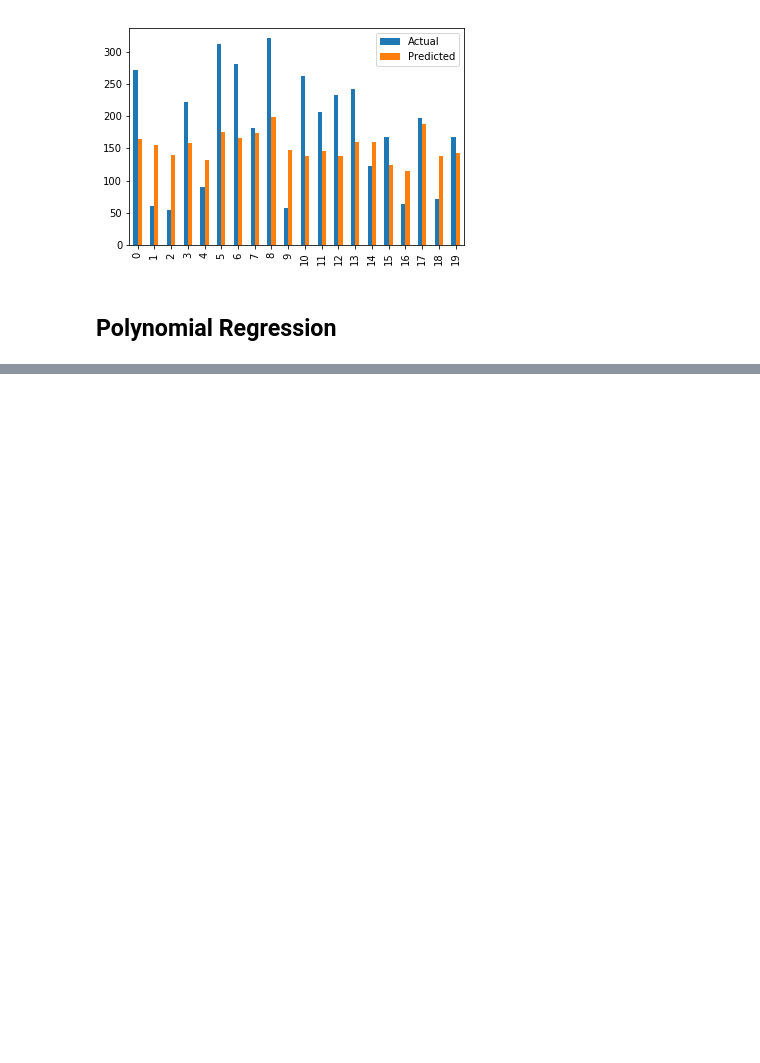
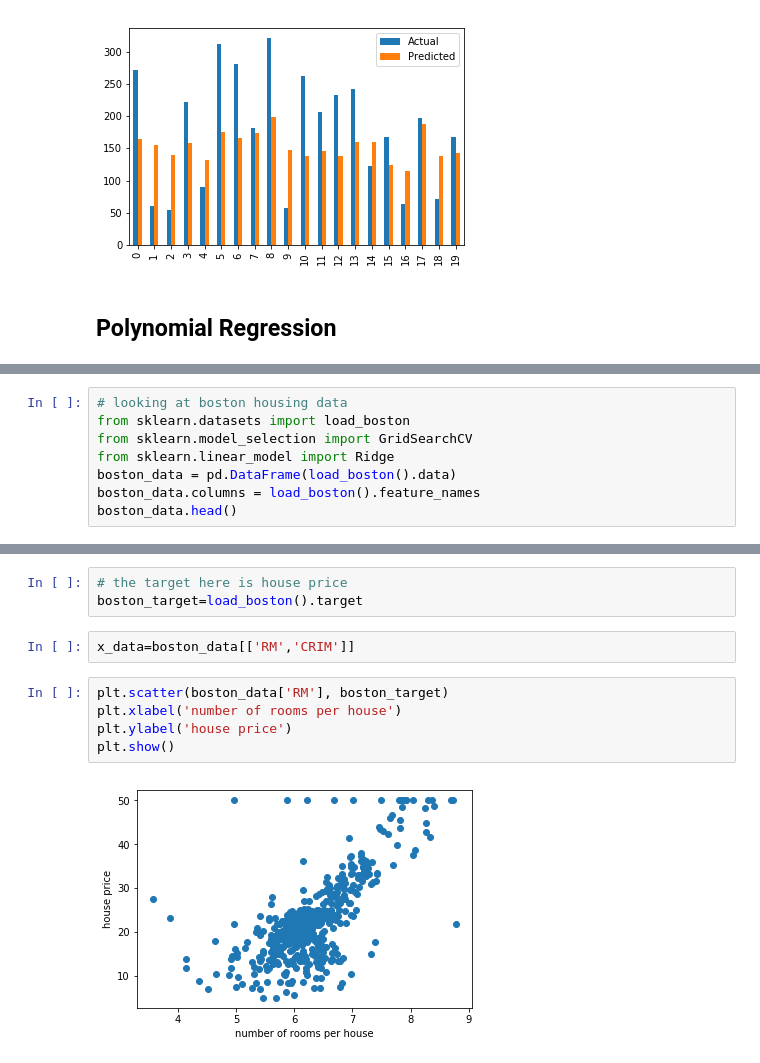
Before and after one commit to VMawson/Data_Science_Tutorials, a Jupyter notebook: Regression- Continuous_Variables.ipynb, the cells around one changed output, grey strips where cells are left out. Saved outputs shown, nothing was run; the diff lists cells and outputs as text; blank space fills up the shorter version.

```diff
--- a/Regression- Continuous_Variables.ipynb
+++ b/Regression- Continuous_Variables.ipynb
@@ -199,0 +252,8 @@ plt.show()
+# %%
+# looking at boston housing data
+from sklearn.datasets import load_boston
+from sklearn.model_selection import GridSearchCV
+from sklearn.linear_model import Ridge
+boston_data = pd.DataFrame(load_boston().data)
+boston_data.columns = load_boston().feature_names
+boston_data.head()
@@ -199,0 +267,12 @@ plt.show()
+# %%
+# the target here is house price
+boston_target=load_boston().target
+# %%
+x_data=boston_data[['RM','CRIM']]
+# %%
+plt.scatter(boston_data['RM'], boston_target)
+plt.xlabel('number of rooms per house')
+plt.ylabel('house price')
+plt.show()
+# %% [output]
+[figure, added]
```
Also changed, not shown: parts of 20 cells of this notebook.
